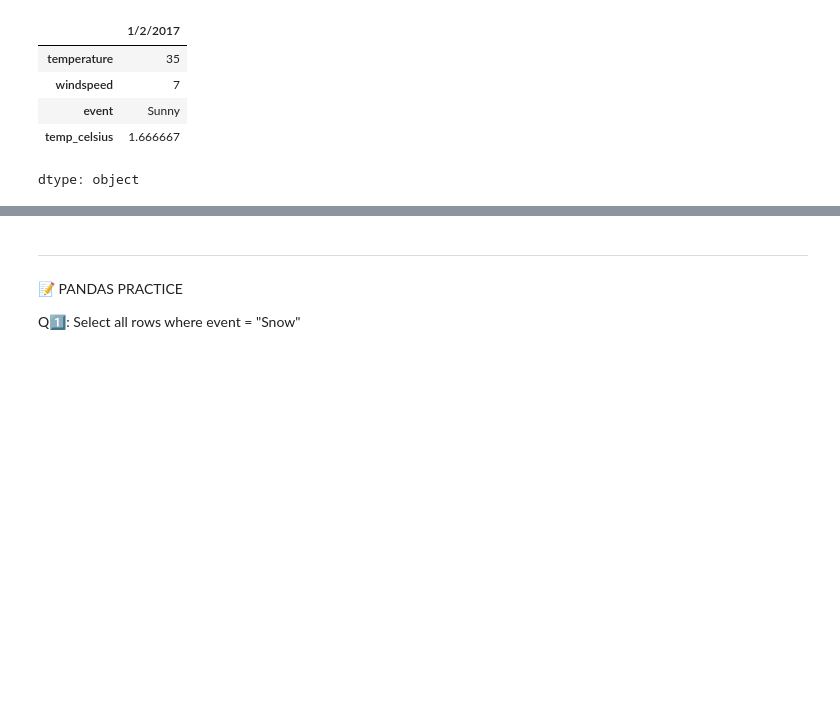
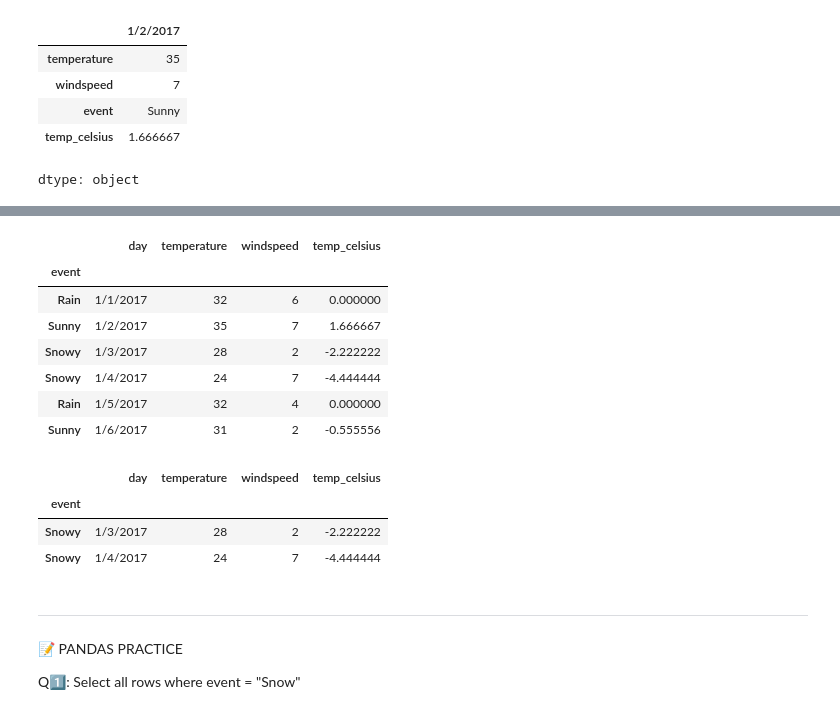
Before and after one commit to ngzhiwei517/Machine_Learning_Self-Learn, a Jupyter notebook: Pandas_2.ipynb, the cells around one changed output, grey strips where cells are left out. Saved outputs shown, nothing was run; the diff lists cells and outputs as text; code cells hidden in the pictures; blank space fills up the shorter version.

```diff
--- a/Pandas_2.ipynb
+++ b/Pandas_2.ipynb
@@ -245,3 +257,22 @@ dtype: object
+# %%
+weather_df.set_index('event',inplace=True)
+weather_df
+# %% [output]
+|  | day | temperature | windspeed | temp_celsius |
+| event |  |  |  |  |
+| Rain | 1/1/2017 | 32 | 6 | 0.000000 |
+| Sunny | 1/2/2017 | 35 | 7 | 1.666667 |
+| Snowy | 1/3/2017 | 28 | 2 | -2.222222 |
+| Snowy | 1/4/2017 | 24 | 7 | -4.444444 |
+| Rain | 1/5/2017 | 32 | 4 | 0.000000 |
+| Sunny | 1/6/2017 | 31 | 2 | -0.555556 |
+# %%
+weather_df.loc['Snowy']
+# %% [output]
+|  | day | temperature | windspeed | temp_celsius |
+| event |  |  |  |  |
+| Snowy | 1/3/2017 | 28 | 2 | -2.222222 |
+| Snowy | 1/4/2017 | 24 | 7 | -4.444444 |
 # %% [markdown]
 
 
```
Also changed, not shown: parts of 31 cells of this notebook.
